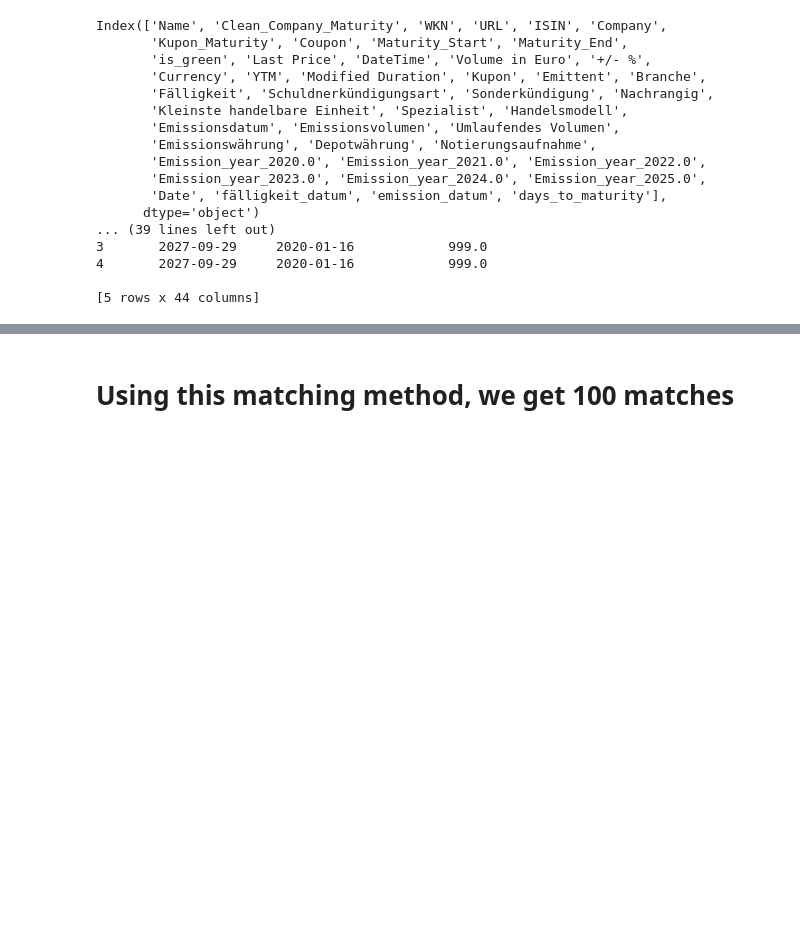
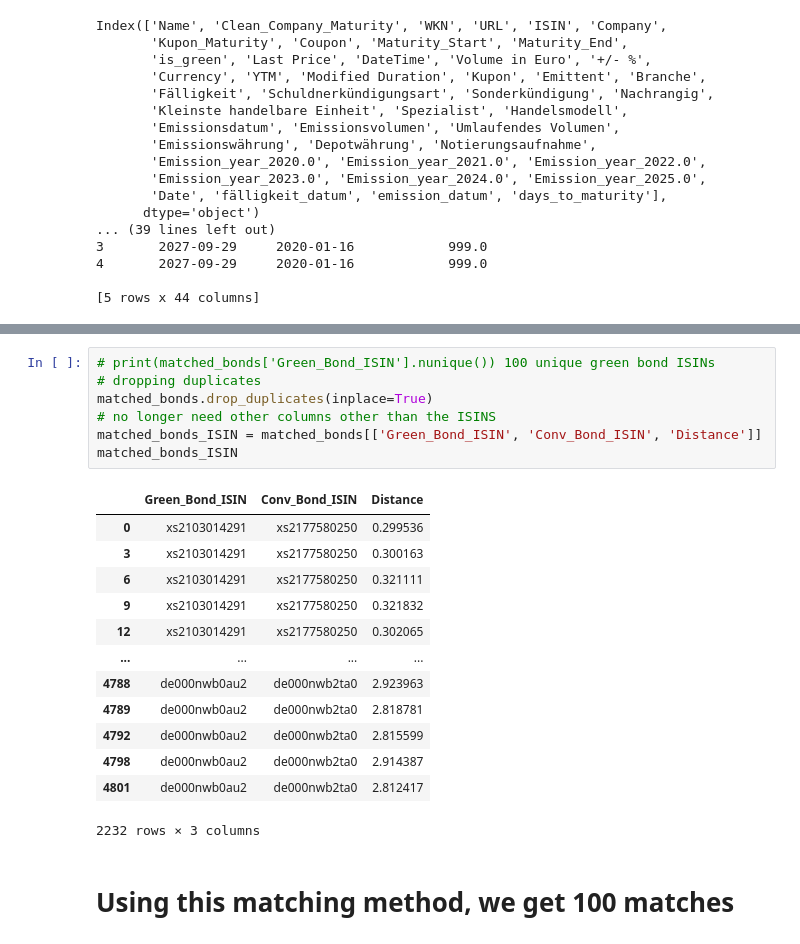
Before and after one commit to Fijiman001/EGR-Empirical-Project, a Jupyter notebook: Econometrics/df_final_and_test_regression.ipynb, the cells around one changed output, grey strips where cells are left out. Drawn from its saved outputs; the diff is of its cells as text; blank space fills up the shorter version.

```diff
--- a/Econometrics/df_final_and_test_regression.ipynb
+++ b/Econometrics/df_final_and_test_regression.ipynb
@@ -341,3 +336,24 @@ print(matched_bonds.head())
+# %%
+# print(matched_bonds['Green_Bond_ISIN'].nunique()) 100 unique green bond ISINs
+# dropping duplicates
+matched_bonds.drop_duplicates(inplace=True)
+# no longer need other columns other than the ISINS
+matched_bonds_ISIN = matched_bonds[['Green_Bond_ISIN', 'Conv_Bond_ISIN', 'Distance']]
+matched_bonds_ISIN
+# %% [output]
+|  | Green_Bond_ISIN | Conv_Bond_ISIN | Distance |
+| 0 | xs2103014291 | xs2177580250 | 0.299536 |
+| 3 | xs2103014291 | xs2177580250 | 0.300163 |
+| 6 | xs2103014291 | xs2177580250 | 0.321111 |
+| 9 | xs2103014291 | xs2177580250 | 0.321832 |
+| 12 | xs2103014291 | xs2177580250 | 0.302065 |
+| ... | ... | ... | ... |
+| 4788 | de000nwb0au2 | de000nwb2ta0 | 2.923963 |
+| 4789 | de000nwb0au2 | de000nwb2ta0 | 2.818781 |
+| 4792 | de000nwb0au2 | de000nwb2ta0 | 2.815599 |
+| 4798 | de000nwb0au2 | de000nwb2ta0 | 2.914387 |
+| 4801 | de000nwb0au2 | de000nwb2ta0 | 2.812417 |
+2232 rows × 3 columns
 # %% [markdown]
 # Using this matching method, we get 100 matches
 # %%
```
Also changed, not shown: parts of 6 cells of this notebook.
